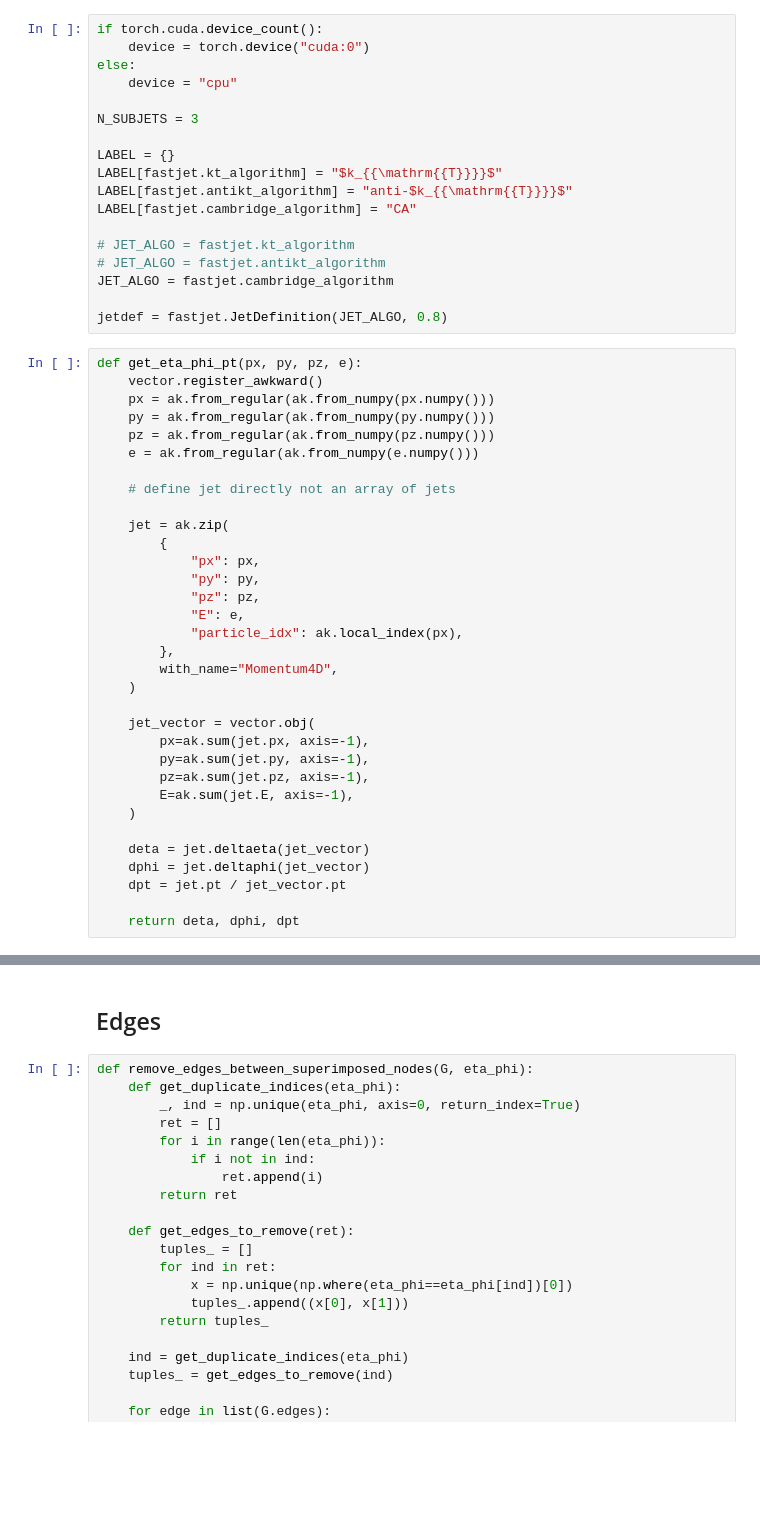
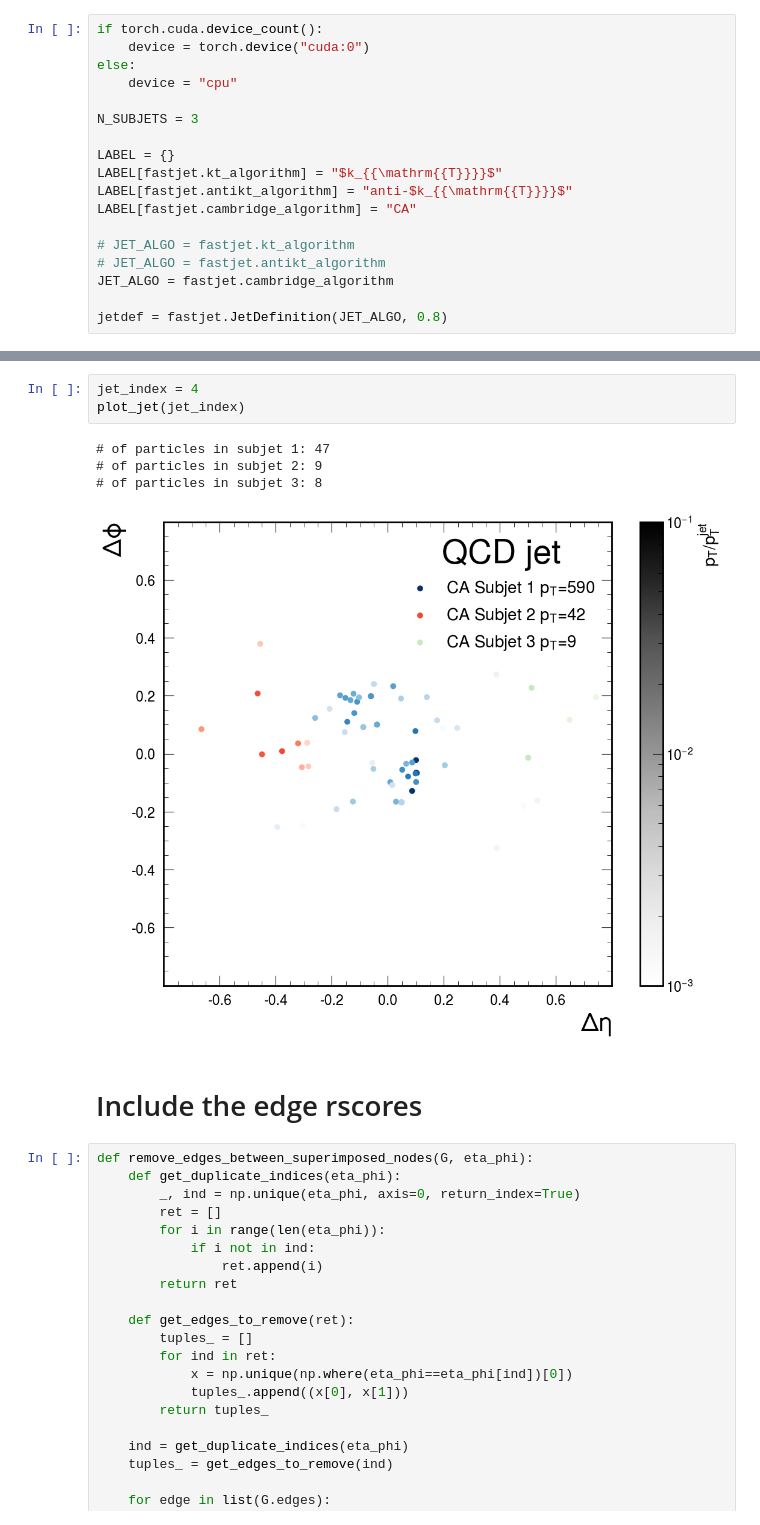
Before and after one commit to farakiko/xai4hep, a Jupyter notebook: xai4hep/binder/fastjet.ipynb, the cells around one changed output, grey strips where cells are left out. Drawn from its saved outputs; the diff is of its cells as text; blank space fills up the shorter version.

```diff
--- a/xai4hep/binder/fastjet.ipynb
+++ b/xai4hep/binder/fastjet.ipynb
@@ -45,36 +97,3 @@ LABEL[fastjet.cambridge_algorithm] = "CA"
 JET_ALGO = fastjet.cambridge_algorithm
 
 jetdef = fastjet.JetDefinition(JET_ALGO, 0.8)
-# %%
-def get_eta_phi_pt(px, py, pz, e):
-    vector.register_awkward()
-    px = ak.from_regular(ak.from_numpy(px.numpy()))
-    py = ak.from_regular(ak.from_numpy(py.numpy()))
-    pz = ak.from_regular(ak.from_numpy(pz.numpy()))
-    e = ak.from_regular(ak.from_numpy(e.numpy()))
-
-    # define jet directly not an array of jets
-
-    jet = ak.zip(
-        {
-            "px": px,
-            "py": py,
-            "pz": pz,
-            "E": e,
-            "particle_idx": ak.local_index(px),
-        },
-        with_name="Momentum4D",
-    )
-
-    jet_vector = vector.obj(
-        px=ak.sum(jet.px, axis=-1),
-        py=ak.sum(jet.py, axis=-1),
-        pz=ak.sum(jet.pz, axis=-1),
-        E=ak.sum(jet.E, axis=-1),
-    )
-
-    deta = jet.deltaeta(jet_vector)
-    dphi = jet.deltaphi(jet_vector)
-    dpt = jet.pt / jet_vector.pt
-
-    return deta, dphi, dpt
@@ -367,5 +167,13 @@ Plotting the point cloud...
-# %% [markdown]
-## Edges
+# %%
+jet_index = 4
+plot_jet(jet_index)
+# %% [output]
+# of particles in subjet 1: 47
+# of particles in subjet 2: 9
+# of particles in subjet 3: 8
+[figure, added]
+# %% [markdown]
+# Include the edge rscores
 # %%
 def remove_edges_between_superimposed_nodes(G, eta_phi):
     def get_duplicate_indices(eta_phi):
```
Also changed, not shown: parts of 29 cells of this notebook.
